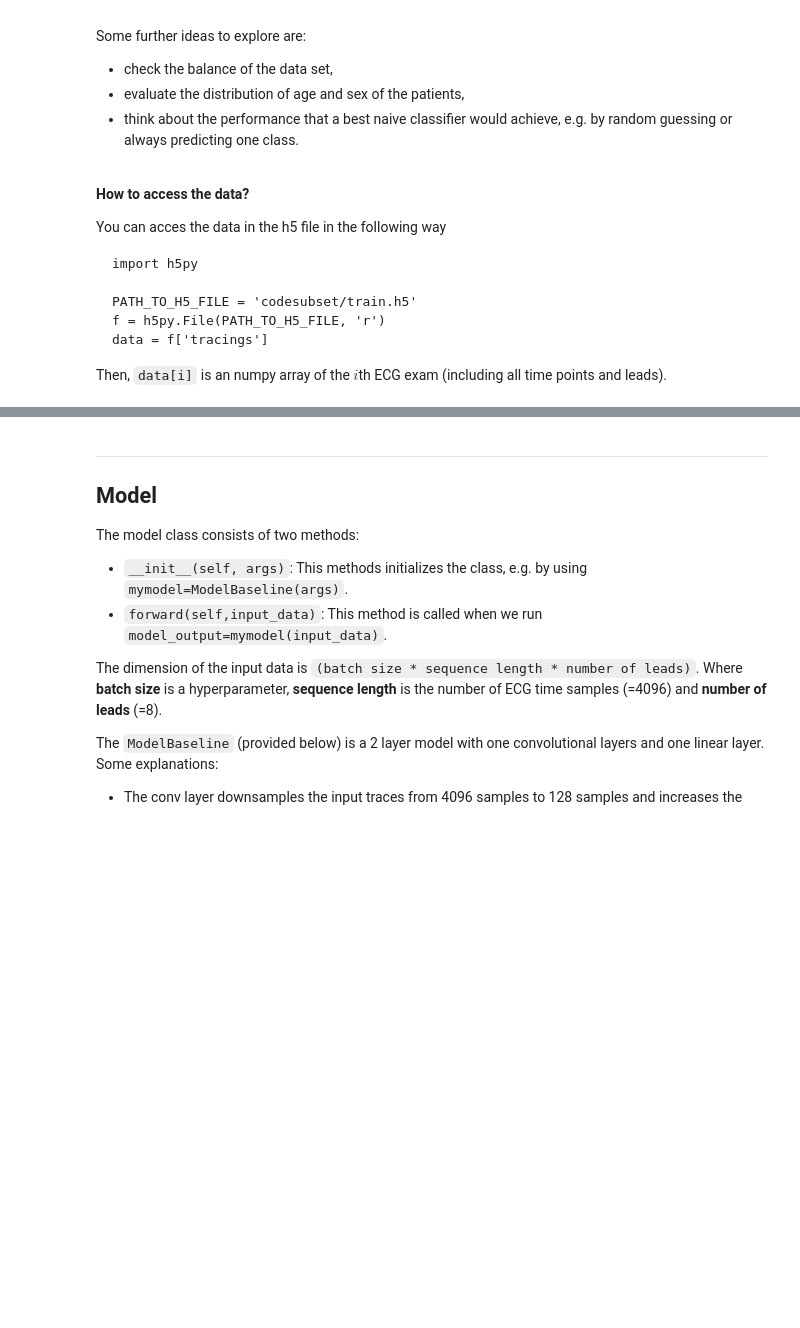
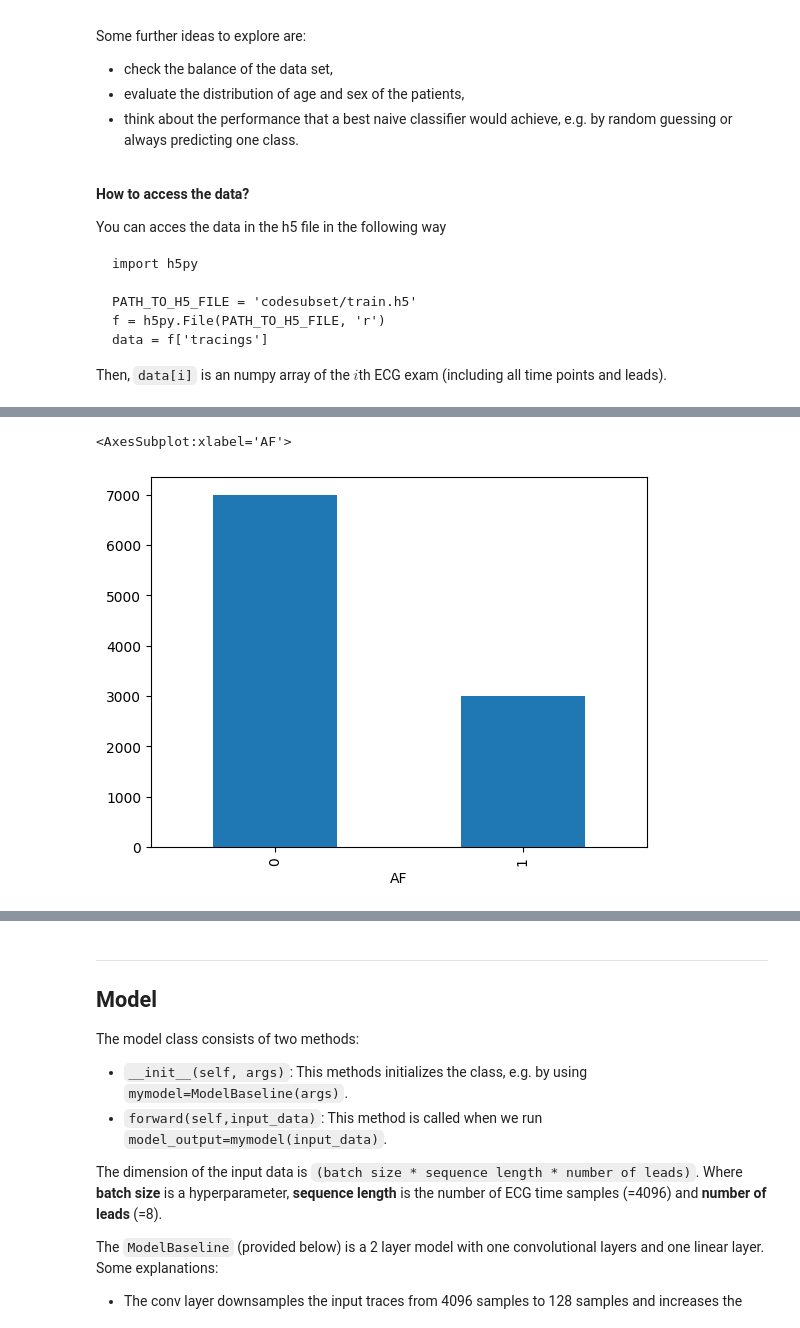
Before and after one commit to drexlerd/wasp-assignmen-af-classification, a Jupyter notebook: assignment_ecg_classification.ipynb, the cells around one changed output, grey strips where cells are left out. Cells and saved outputs as stored; diff of their text form; code cells hidden in the pictures; blank space fills up the shorter version.

```diff
--- a/assignment_ecg_classification.ipynb
+++ b/assignment_ecg_classification.ipynb
@@ -192,3 +267,8 @@ data
+# %%
+df["AF"].value_counts().plot(kind="bar")
+# %% [output]
+<AxesSubplot:xlabel='AF'>
+[figure, added]
 # %% [markdown]
 ### Explanation task 1: Data Analysis
 
```
Also changed, not shown: parts of 16 cells of this notebook, 4 other files.
